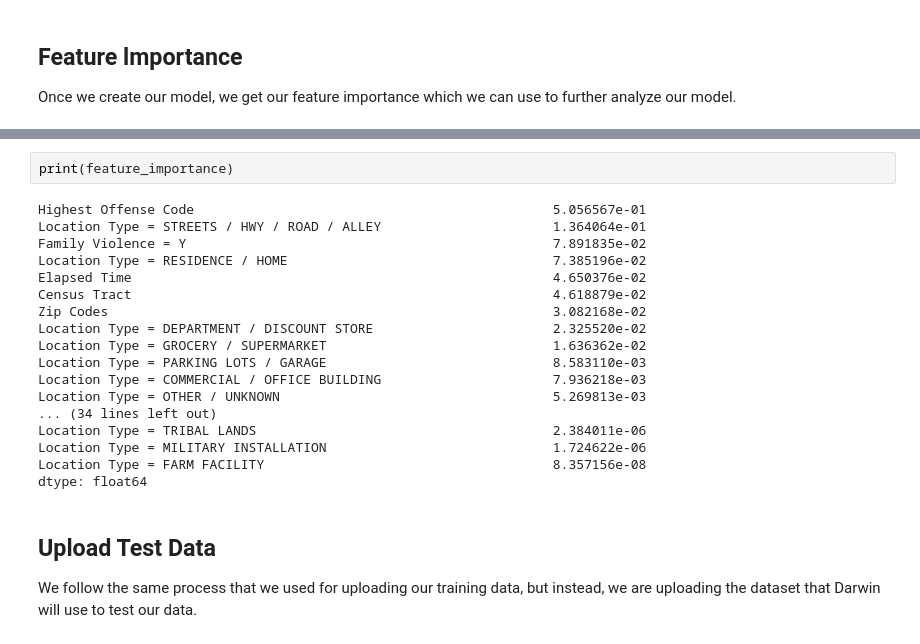
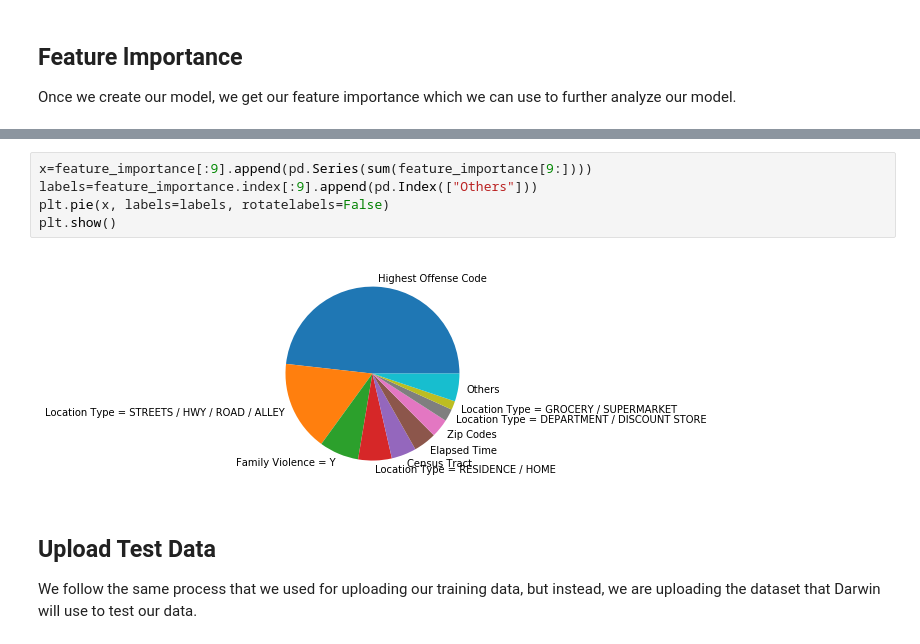
Before and after one commit to avnerkhan/Sparkcog-Project-Official, a Jupyter notebook: Crime_Reports_Project.ipynb, the cells around one changed output, grey strips where cells are left out. Cells and saved outputs as stored; diff of their text form.

```diff
--- a/Crime_Reports_Project.ipynb
+++ b/Crime_Reports_Project.ipynb
@@ -229,23 +248,10 @@ status, feature_importance = ds.download_artifact(artifact['artifact_name'])
-# %%
-print(feature_importance)
-# %% [output]
-Highest Offense Code                                              5.056567e-01
-Location Type = STREETS / HWY / ROAD / ALLEY                      1.364064e-01
-Family Violence = Y                                               7.891835e-02
-Location Type = RESIDENCE / HOME                                  7.385196e-02
-Elapsed Time                                                      4.650376e-02
-Census Tract                                                      4.618879e-02
-Zip Codes                                                         3.082168e-02
-Location Type = DEPARTMENT / DISCOUNT STORE                       2.325520e-02
-Location Type = GROCERY / SUPERMARKET                             1.636362e-02
-Location Type = PARKING LOTS / GARAGE                             8.583110e-03
-Location Type = COMMERCIAL / OFFICE BUILDING                      7.936218e-03
-Location Type = OTHER / UNKNOWN                                   5.269813e-03
-... (34 lines left out)
-Location Type = TRIBAL LANDS                                      2.384011e-06
-Location Type = MILITARY INSTALLATION                             1.724622e-06
-Location Type = FARM FACILITY                                     8.357156e-08
-dtype: float64
+# %%
+x=feature_importance[:9].append(pd.Series(sum(feature_importance[9:])))
+labels=feature_importance.index[:9].append(pd.Index(["Others"]))
+plt.pie(x, labels=labels, rotatelabels=False)
+plt.show()
+# %% [output]
+[figure, added]
 # %% [markdown]
 ## Upload Test Data
 
```
Also changed, not shown: parts of 9 cells of this notebook.
